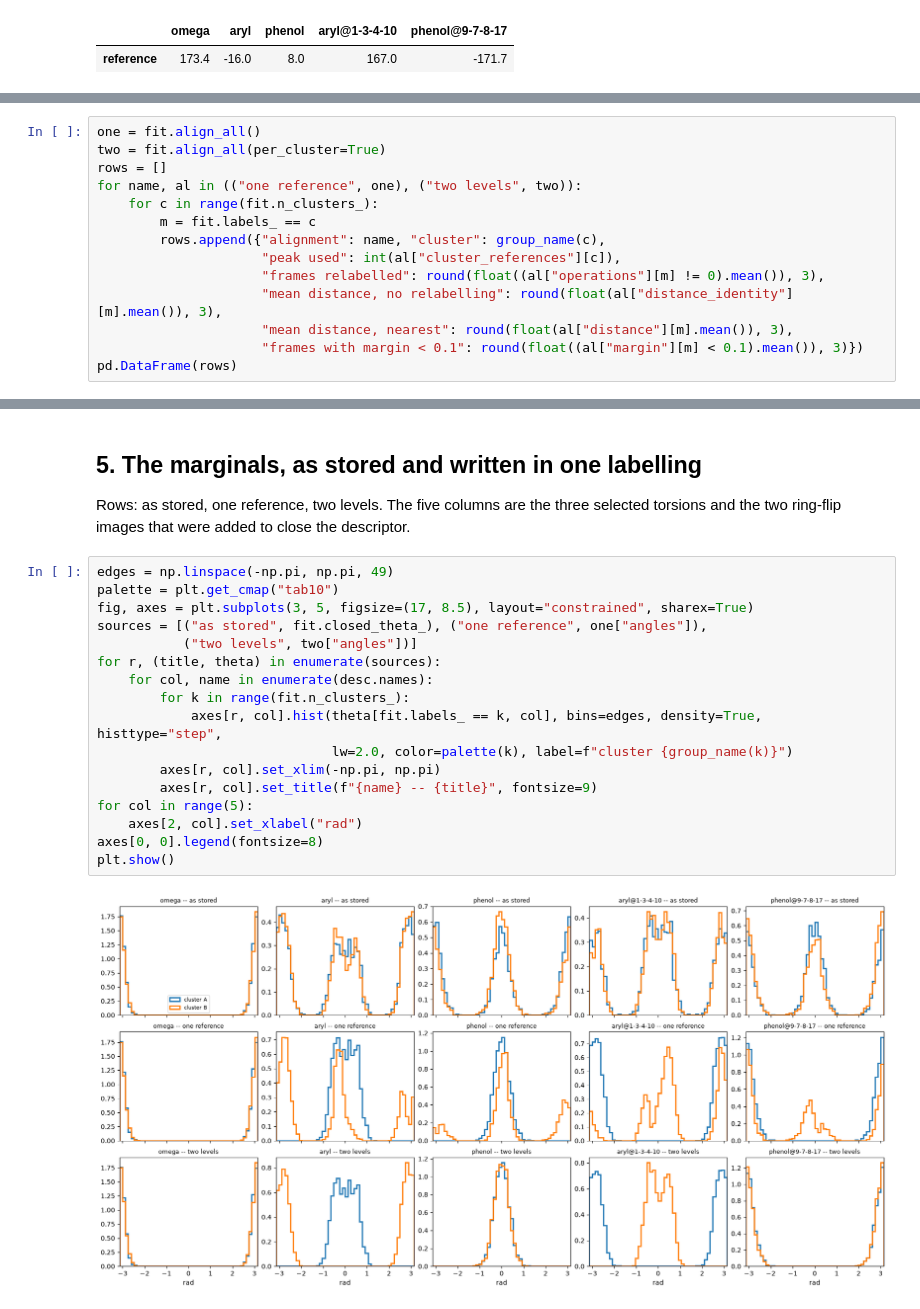
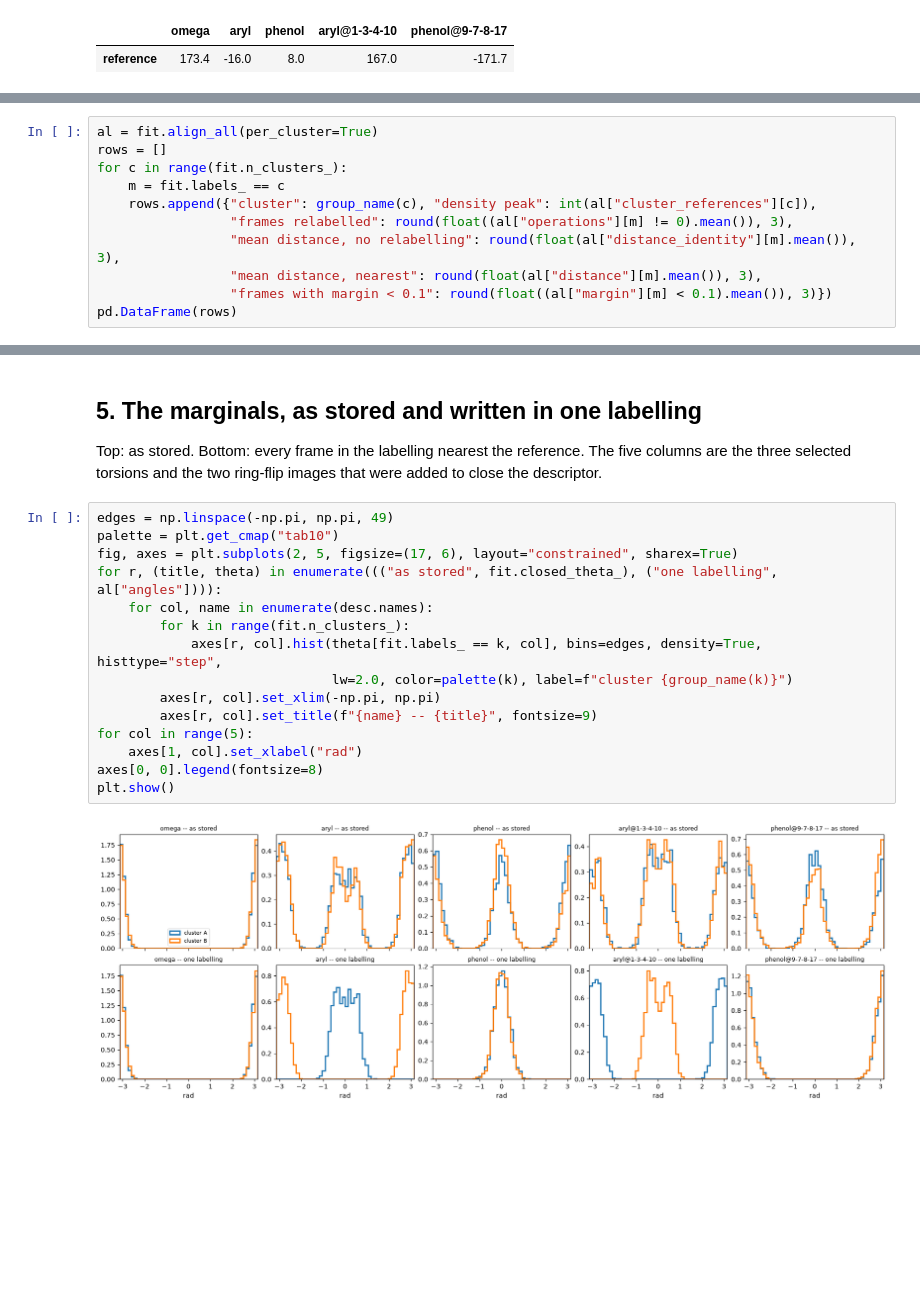
Before and after one commit to csy0000/MD-tools, a Jupyter notebook: docs/tutorial/paracetamol/analysis/symmetry-alignment.ipynb, the cells around one changed output, grey strips where cells are left out. Saved outputs shown, nothing was run; the diff lists cells and outputs as text; blank space fills up the shorter version.

```diff
--- a/docs/tutorial/paracetamol/analysis/symmetry-alignment.ipynb
+++ b/docs/tutorial/paracetamol/analysis/symmetry-alignment.ipynb
@@ -107,15 +105,12 @@ the frame sits near the wall between two labellings and the choice is arbitrary.
 # %%
-one = fit.align_all()
-two = fit.align_all(per_cluster=True)
+al = fit.align_all(per_cluster=True)
 rows = []
-for name, al in (("one reference", one), ("two levels", two)):
-    for c in range(fit.n_clusters_):
-        m = fit.labels_ == c
-        rows.append({"alignment": name, "cluster": group_name(c),
-                     "peak used": int(al["cluster_references"][c]),
-                     "frames relabelled": round(float((al["operations"][m] != 0).mean()), 3),
-                     "mean distance, no relabelling": round(float(al["distance_identity"][m].mean()), 3),
-                     "mean distance, nearest": round(float(al["distance"][m].mean()), 3),
-                     "frames with margin < 0.1": round(float((al["margin"][m] < 0.1).mean()), 3)})
+for c in range(fit.n_clusters_):
+    m = fit.labels_ == c
+    rows.append({"cluster": group_name(c), "density peak": int(al["cluster_references"][c]),
+                 "frames relabelled": round(float((al["operations"][m] != 0).mean()), 3),
+                 "mean distance, no relabelling": round(float(al["distance_identity"][m].mean()), 3),
+                 "mean distance, nearest": round(float(al["distance"][m].mean()), 3),
+                 "frames with margin < 0.1": round(float((al["margin"][m] < 0.1).mean()), 3)})
 pd.DataFrame(rows)
 # %% [output]
@@ -133,25 +120,23 @@ margin is never below 0.1.
 # %% [markdown]
 ## 5. The marginals, as stored and written in one labelling
 
-Rows: as stored, one reference, two levels. The five columns are the three selected torsions and the
-two ring-flip images that were added to close the descriptor.
+Top: as stored. Bottom: every frame in the labelling nearest the reference. The five columns are the
+three selected torsions and the two ring-flip images that were added to close the descriptor.
 # %%
 edges = np.linspace(-np.pi, np.pi, 49)
 palette = plt.get_cmap("tab10")
-fig, axes = plt.subplots(3, 5, figsize=(17, 8.5), layout="constrained", sharex=True)
-sources = [("as stored", fit.closed_theta_), ("one reference", one["angles"]),
-           ("two levels", two["angles"])]
-for r, (title, theta) in enumerate(sources):
+fig, axes = plt.subplots(2, 5, figsize=(17, 6), layout="constrained", sharex=True)
+for r, (title, theta) in enumerate((("as stored", fit.closed_theta_), ("one labelling", al["angles"]))):
     for col, name in enumerate(desc.names):
         for k in range(fit.n_clusters_):
             axes[r, col].hist(theta[fit.labels_ == k, col], bins=edges, density=True, histtype="step",
                               lw=2.0, color=palette(k), label=f"cluster {group_name(k)}")
         axes[r, col].set_xlim(-np.pi, np.pi)
         axes[r, col].set_title(f"{name} -- {title}", fontsize=9)
 for col in range(5):
-    axes[2, col].set_xlabel("rad")
+    axes[1, col].set_xlabel("rad")
 axes[0, 0].legend(fontsize=8)
 plt.show()
 # %% [output]
-[figure, old version]
+[figure, new version]
 # %% [markdown]
```
Also changed, not shown: parts of 10 cells of this notebook, 3 other files.
